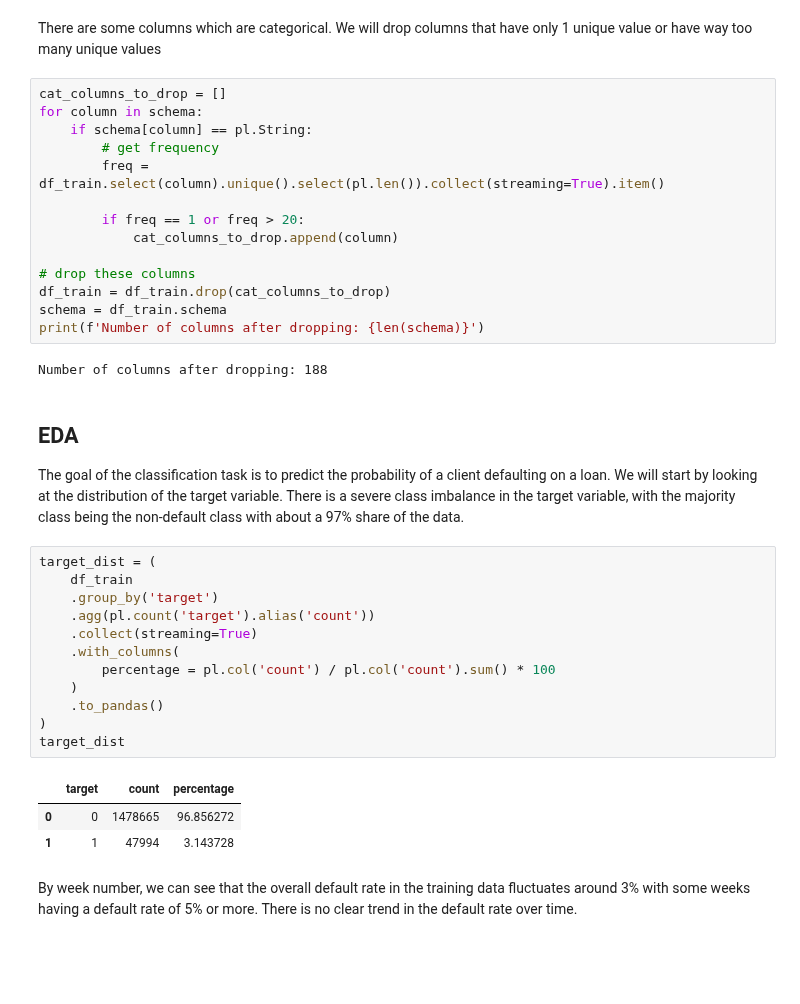
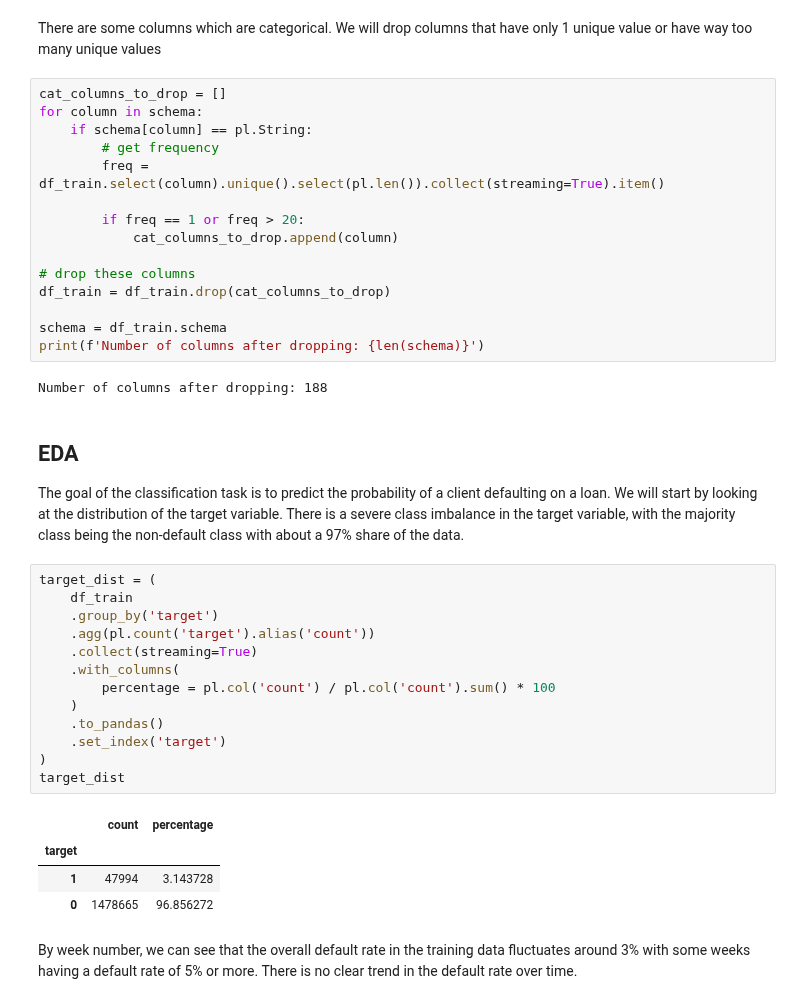
Before and after one commit to syerramilli/kaggle-notebooks, a Jupyter notebook: home-credit-baseline-polars-lightgbm.ipynb, the cells around one changed output. Cells and saved outputs as stored; diff of their text form; blank space fills up the shorter version.

```diff
--- a/home-credit-baseline-polars-lightgbm.ipynb
+++ b/home-credit-baseline-polars-lightgbm.ipynb
@@ -222,6 +225,7 @@ for column in schema:
 
 # drop these columns
 df_train = df_train.drop(cat_columns_to_drop)
+
 schema = df_train.schema
 print(f'Number of columns after dropping: {len(schema)}')
 # %% [output]
@@ -233,19 +237,21 @@ The goal of the classification task is to predict the probability of a client de
 # %%
 target_dist = (
     df_train
     .group_by('target')
     .agg(pl.count('target').alias('count'))
     .collect(streaming=True)
     .with_columns(
         percentage = pl.col('count') / pl.col('count').sum() * 100
     )
     .to_pandas()
+    .set_index('target')
 )
 target_dist
 # %% [output]
-|  | target | count | percentage |
-| 0 | 0 | 1478665 | 96.856272 |
-| 1 | 1 | 47994 | 3.143728 |
+|  | count | percentage |
+| target |  |  |
+| 1 | 47994 | 3.143728 |
+| 0 | 1478665 | 96.856272 |
 # %% [markdown]
 By week number, we can see that the overall default rate in the training data fluctuates around 3% with some weeks having a default rate of 5% or more. There is no clear trend in the default rate over time.
 # %%
```
Also changed, not shown: parts of 5 cells of this notebook.
